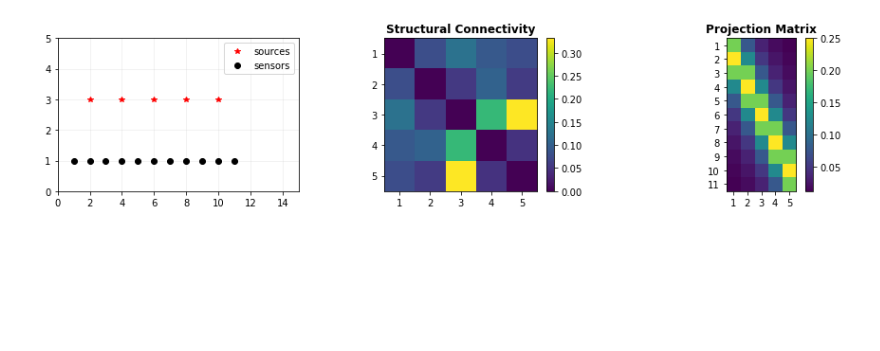
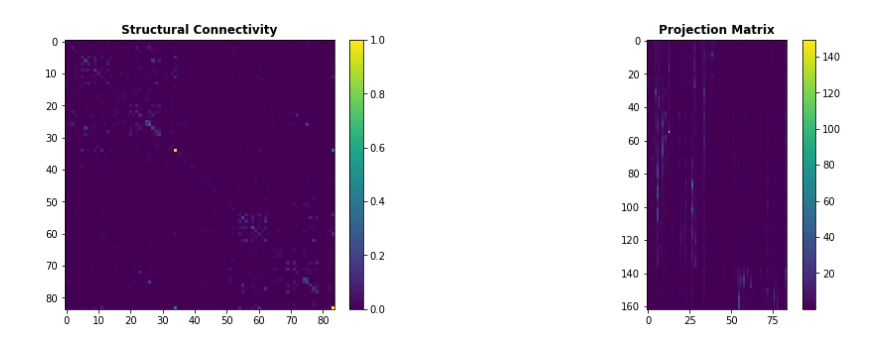
Before and after one commit to dhrunia/infr_szr_prpgtn, a Jupyter notebook: vep-src-infer.ipynb, the cells around one changed output. Cells and saved outputs as stored; diff of their text form; code cells hidden in the pictures; blank space fills up the shorter version.

```diff
--- a/vep-src-infer.ipynb
+++ b/vep-src-infer.ipynb
@@ -6,56 +6,58 @@ import lib.syn_data
 import matplotlib.pyplot as plt
 import os
 # %%
-results_dir = 'results/exp7'
+results_dir = 'results/exp7.1'
 os.makedirs(f'{results_dir}/figures',exist_ok=True)
 os.makedirs(f'{results_dir}/logs',exist_ok=True)
 np.random.seed(0)
 
-x = np.r_[2:12:2]
-y = np.repeat(np.array([3.0]),np.size(x))
-src_locs = np.array(list(zip(x,y)))
-nNodes = np.size(src_locs,0)
-x = np.r_[1:12:1]
-y = np.repeat(np.array([1.0]),np.size(x))
-snsr_locs = np.array(list(zip(x,y)))
-nSnsrs = np.size(snsr_locs,0)
+# x = np.r_[2:12:2]
+# y = np.repeat(np.array([3.0]),np.size(x))
+# src_locs = np.array(list(zip(x,y)))
+# nNodes = np.size(src_locs,0)
+# x = np.r_[1:12:1]
+# y = np.repeat(np.array([1.0]),np.size(x))
+# snsr_locs = np.array(list(zip(x,y)))
+# nSnsrs = np.size(snsr_locs,0)
+SC = np.loadtxt('data/CJ/connectivity/weights.txt')
+SC = SC / np.max(SC)
+proj_mat = np.loadtxt('data/CJ/gain_inv-square.txt')
+nNodes = SC.shape[0]
+nSnsrs = proj_mat.shape[0]
 
+# plt.figure(figsize=[12,3])
+# plt.subplot(131)
+# plt.plot(src_locs[:,0],src_locs[:,1],'r*',label='sources')
+# plt.plot(snsr_locs[:,0],snsr_locs[:,1],'ko',label='sensors')
+# plt.xlim([0,15])
+# plt.ylim([0,5])
+# plt.grid(1,alpha=0.2)
+# plt.legend(loc='upper right')
 
-plt.figure(figsize=[12,3])
-plt.subplot(131)
-plt.plot(src_locs[:,0],src_locs[:,1],'r*',label='sources')
-plt.plot(snsr_locs[:,0],snsr_locs[:,1],'ko',label='sensors')
-plt.xlim([0,15])
-plt.ylim([0,5])
-plt.grid(1,alpha=0.2)
-plt.legend(loc='upper right')
-
-ax = plt.subplot(132)
-SC = lib.syn_data.gen_con(nNodes)
-
-im = plt.imshow(SC)
-plt.xticks(np.arange(0,nNodes),map(str,np.arange(1,nNodes+1)))
-plt.yticks(np.arange(0,nNodes),map(str,np.arange(1,nNodes+1)))
+# ax = plt.subplot(132)
+# SC = lib.syn_data.gen_con(nNodes)
+plt.figure(figsize=[15,5])
+plt.subplot(1,2,1)
+plt.imshow(SC)
 plt.colorbar(fraction=0.046, pad=0.04)
 plt.gca().set_title("Structural Connectivity",fontweight="bold")
 
-proj_mat = lib.syn_data.comp_proj_mat(src_locs,snsr_locs)
 
-plt.subplot(133)
+
+# proj_mat = lib.syn_data.comp_proj_mat(src_locs,snsr_locs)
+
+plt.subplot(1,2,2)
 plt.imshow(proj_mat)
-plt.xticks(np.arange(0,nNodes),map(str,np.arange(1,nNodes+1)))
-plt.yticks(np.arange(0,nSnsrs),map(str,np.arange(1,nSnsrs+1)))
 plt.colorbar(fraction=0.046,pad=0.04)
 plt.gca().set_title("Projection Matrix",fontweight="bold")
 
-plt.tight_layout()
+# plt.tight_layout()
 plt.savefig(f'{results_dir}/figures/network.png')
 
 
-np.savez(f'{results_dir}/network.npz', src_locs=src_locs, snsr_locs = snsr_locs, \
-        SC=SC, proj_mat=proj_mat)
+np.savez(f'{results_dir}/network.npz', SC=SC, proj_mat=proj_mat)
 # %% [output]
-[figure, old version]
+[figure, new version]
 # %%
 nn = nNodes
 ns = nSnsrs
```
Also changed, not shown: parts of 6 cells of this notebook, 3 other files.
